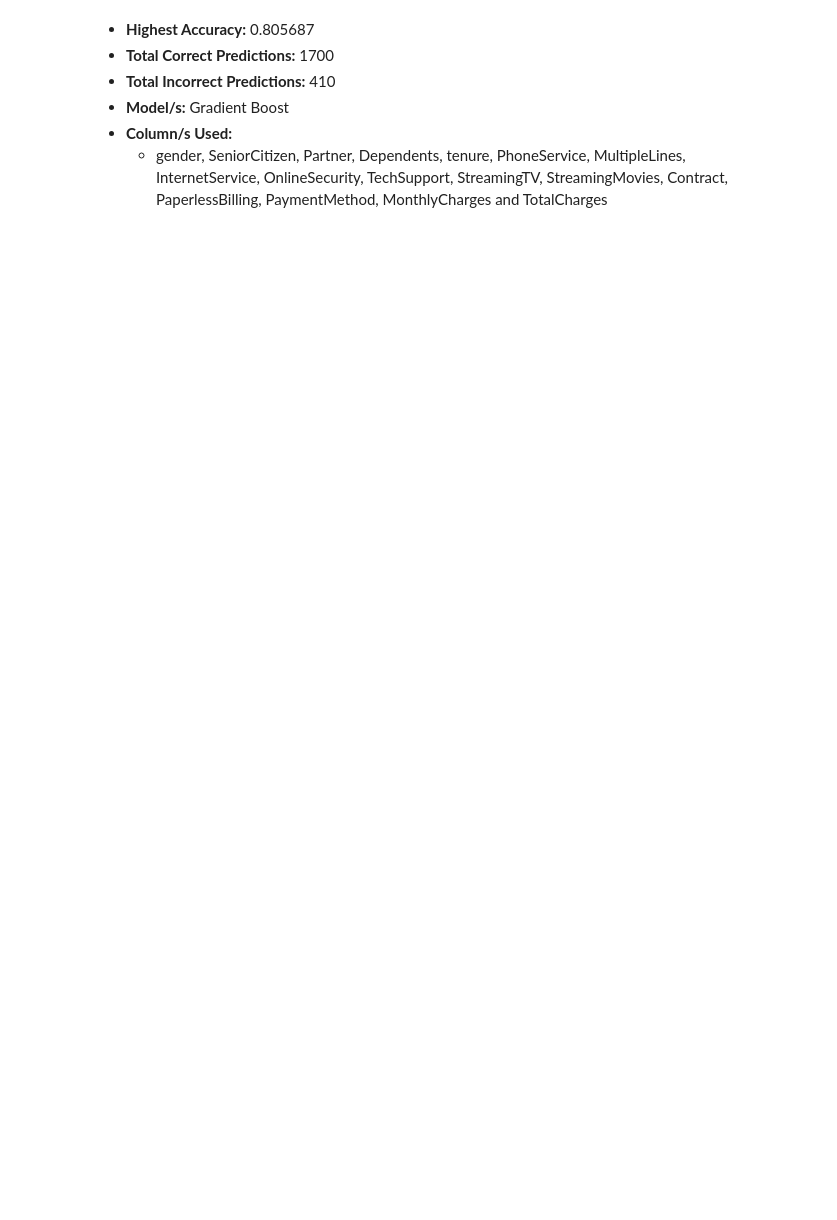
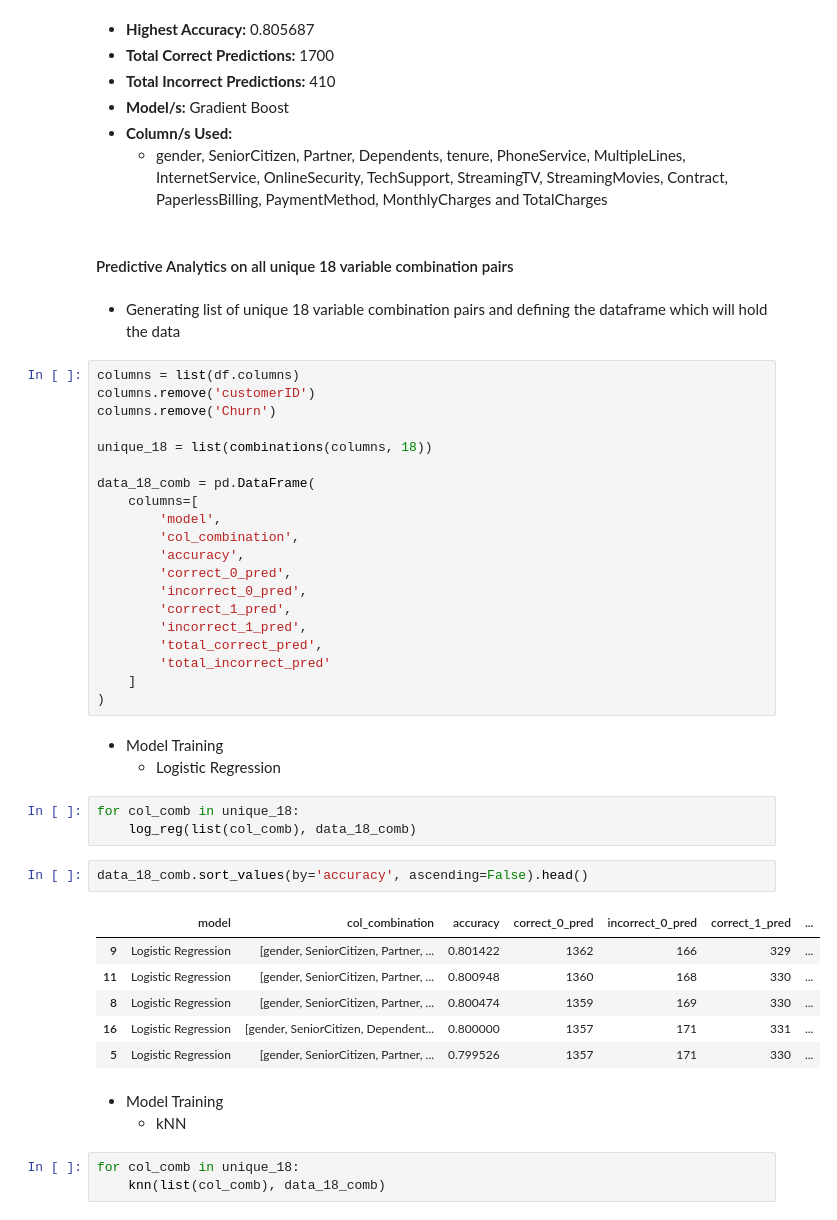
Before and after one commit to HarshTanwar001/Churn-Analysis, a Jupyter notebook: Churn_Analysis.ipynb, the cells around one changed output. Drawn from its saved outputs; the diff is of its cells as text; blank space fills up the shorter version.

Commit message:
Predictive Analytics on all unique 18 and 12 column (Gradient Boost) combination pairs

```diff
--- a/Churn_Analysis.ipynb
+++ b/Churn_Analysis.ipynb
@@ -2652,3 +2659,48 @@ data_17_comb.sort_values(by='accuracy', ascending=False).head()
       </ul>
     </li>
 </ul>
+# %% [markdown]
+#### Predictive Analytics on all unique 18 variable combination pairs
+# %% [markdown]
+- Generating list of unique 18 variable combination pairs and defining the dataframe which will hold the data
+# %%
+columns = list(df.columns)
+columns.remove('customerID')
+columns.remove('Churn')
+
+unique_18 = list(combinations(columns, 18))
+
+data_18_comb = pd.DataFrame(
+    columns=[
+        'model',
+        'col_combination',
+        'accuracy',
+        'correct_0_pred',
+        'incorrect_0_pred',
+        'correct_1_pred',
+        'incorrect_1_pred',
+        'total_correct_pred',
+        'total_incorrect_pred'
+    ]
+)
+# %% [markdown]
+- Model Training
+    - Logistic Regression
+# %%
+for col_comb in unique_18:
+    log_reg(list(col_comb), data_18_comb)
+# %%
+data_18_comb.sort_values(by='accuracy', ascending=False).head()
+# %% [output]
+|  | model | col_combination | accuracy | correct_0_pred | incorrect_0_pred | correct_1_pred | ... |
+| 9 | Logistic Regression | [gender, SeniorCitizen, Partner, ... | 0.801422 | 1362 | 166 | 329 | ... |
+| 11 | Logistic Regression | [gender, SeniorCitizen, Partner, ... | 0.800948 | 1360 | 168 | 330 | ... |
+| 8 | Logistic Regression | [gender, SeniorCitizen, Partner, ... | 0.800474 | 1359 | 169 | 330 | ... |
+| 16 | Logistic Regression | [gender, SeniorCitizen, Dependent... | 0.800000 | 1357 | 171 | 331 | ... |
+| 5 | Logistic Regression | [gender, SeniorCitizen, Partner, ... | 0.799526 | 1357 | 171 | 330 | ... |
+# %% [markdown]
+- Model Training
+    - kNN
+# %%
+for col_comb in unique_18:
+    knn(list(col_comb), data_18_comb)
```
Also changed, not shown: parts of 10 cells of this notebook.
